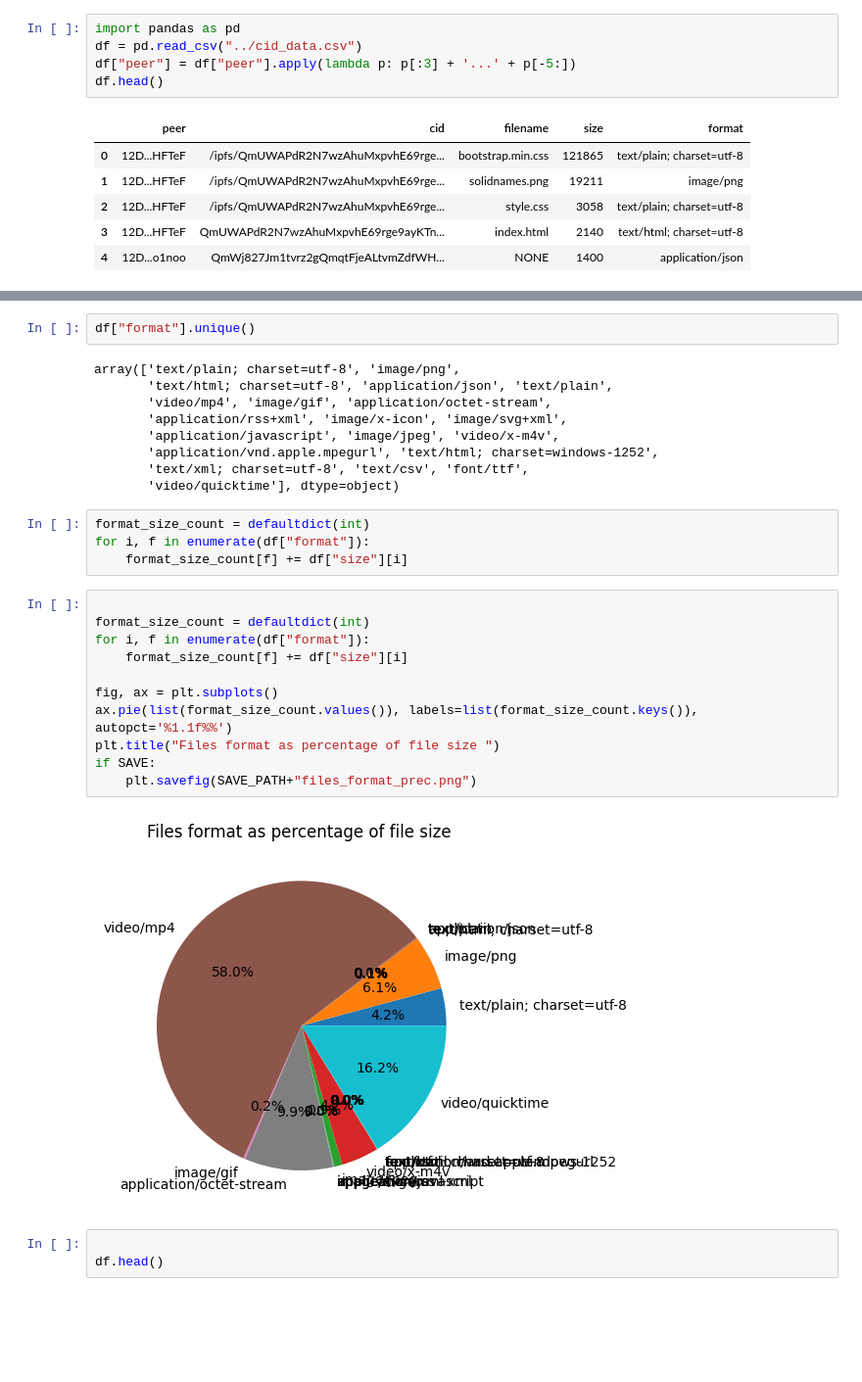
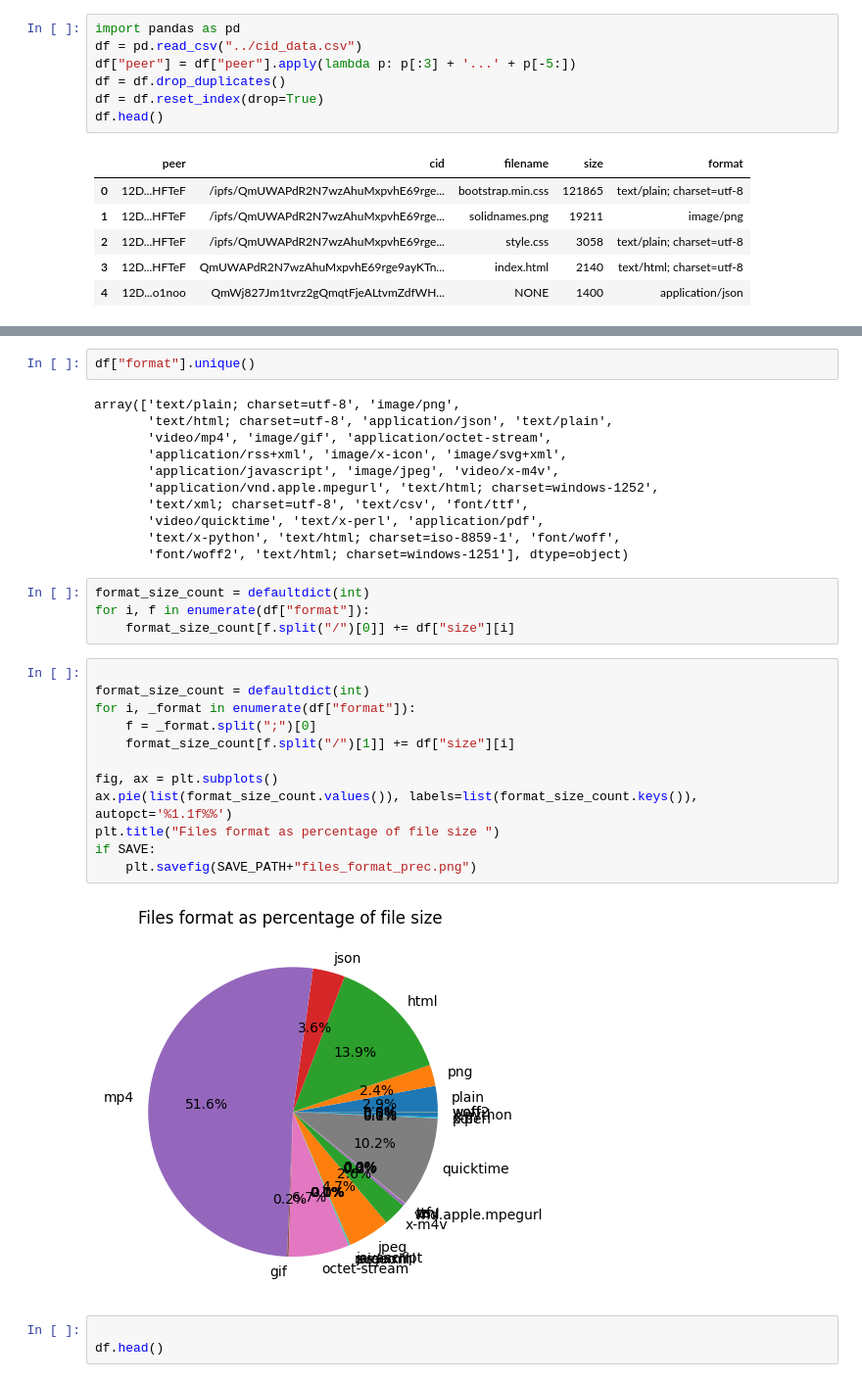
Before and after one commit to AxelGard/seek-ipns, a Jupyter notebook: playground/peer_data.ipynb, the cells around one changed output, grey strips where cells are left out. Shown: that part at 98% size. Saved outputs shown, nothing was run; the diff lists cells and outputs as text; blank space fills up the shorter version.

Commit message:
did a long run and added some new data charts

```diff
--- a/playground/peer_data.ipynb
+++ b/playground/peer_data.ipynb
@@ -59,6 +59,8 @@ df_cids[~df_cids['cid'].duplicated(keep=False)]["peer"].to_clipboard()
 import pandas as pd
 df = pd.read_csv("../cid_data.csv")
 df["peer"] = df["peer"].apply(lambda p: p[:3] + '...' + p[-5:])
+df = df.drop_duplicates()
+df = df.reset_index(drop=True)
 df.head()
 # %% [output]
 |  | peer | cid | filename | size | format |
@@ -106,24 +110,27 @@ array(['text/plain; charset=utf-8', 'image/png',
        'application/javascript', 'image/jpeg', 'video/x-m4v',
        'application/vnd.apple.mpegurl', 'text/html; charset=windows-1252',
        'text/xml; charset=utf-8', 'text/csv', 'font/ttf',
-       'video/quicktime'], dtype=object)
+       'video/quicktime', 'text/x-perl', 'application/pdf',
+       'text/x-python', 'text/html; charset=iso-8859-1', 'font/woff',
+       'font/woff2', 'text/html; charset=windows-1251'], dtype=object)
 # %%
 format_size_count = defaultdict(int)
 for i, f in enumerate(df["format"]):
-    format_size_count[f] += df["size"][i]
+    format_size_count[f.split("/")[0]] += df["size"][i]
 # %%
 
 format_size_count = defaultdict(int)
-for i, f in enumerate(df["format"]):
-    format_size_count[f] += df["size"][i]
+for i, _format in enumerate(df["format"]):
+    f = _format.split(";")[0]
+    format_size_count[f.split("/")[1]] += df["size"][i]
 
 fig, ax = plt.subplots()
 ax.pie(list(format_size_count.values()), labels=list(format_size_count.keys()), autopct='%1.1f%%')
 plt.title("Files format as percentage of file size ")
 if SAVE:
     plt.savefig(SAVE_PATH+"files_format_prec.png")
 # %% [output]
-[figure, old version]
+[figure, new version]
 # %%
 
 df.head()
```
Also changed, not shown: parts of 13 cells of this notebook, 13 other files.
